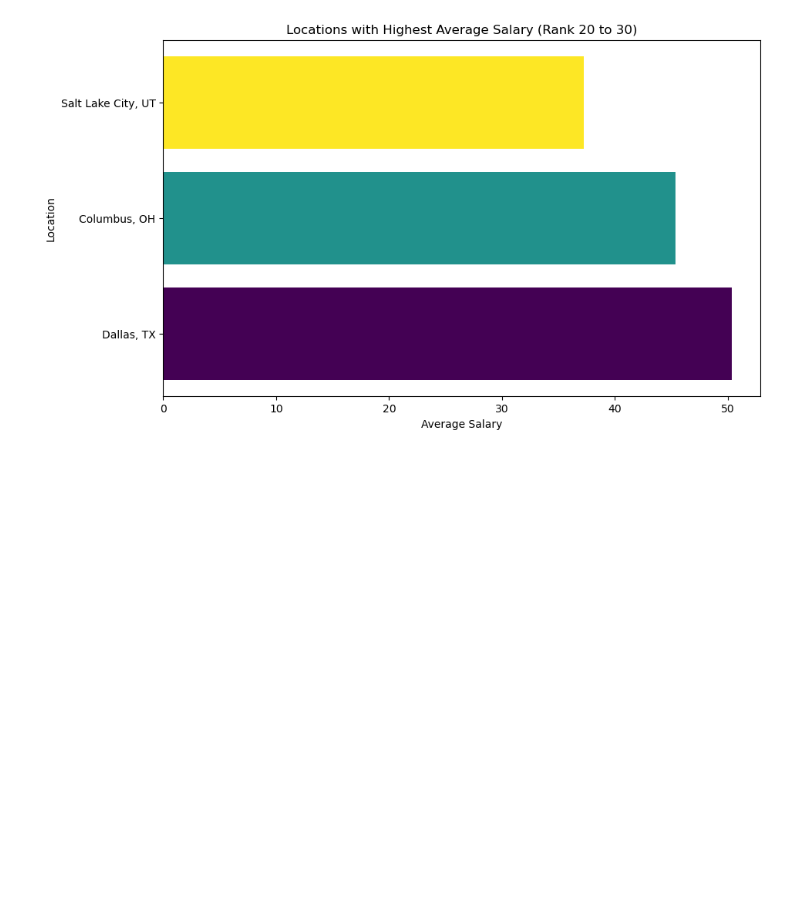
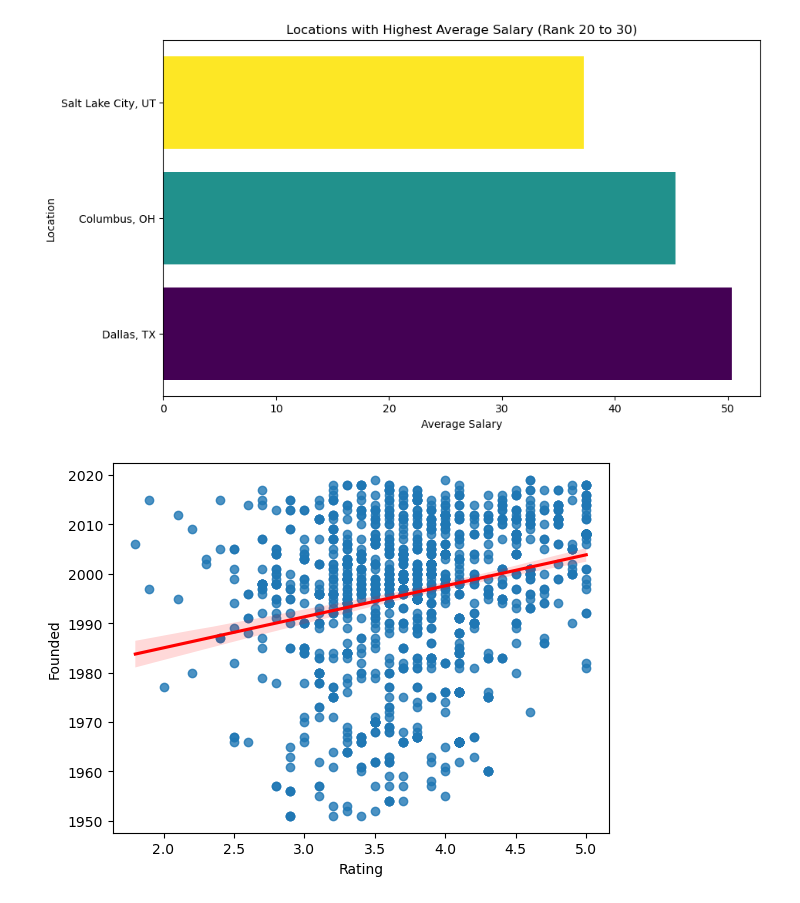
Before and after one commit to Hector325/PROJECT, a Jupyter notebook: EDA_mini_project.ipynb, the cells around one changed output. Drawn from its saved outputs; the diff is of its cells as text; code cells hidden in the pictures; blank space fills up the shorter version.

```diff
--- a/EDA_mini_project.ipynb
+++ b/EDA_mini_project.ipynb
@@ -488,3 +487,15 @@ plot_average_salaries(20, 30)
 [figure]
 [figure]
 [figure]
+# %%
+df['Rating'] = pd.to_numeric(df['Rating'], errors='coerce')
+df['Founded'] = pd.to_numeric(df['Founded'], errors='coerce')
+
+# 過濾掉 'Founded' 為 -1 的數據，並只保留 'Founded' 在 1950 年之後的數據
+df = df[(df['Founded'] != -1) & (df['Rating'] != -1) & (df['Founded'] > 1950)]
+
+# 創建散點圖並添加回歸線
+sns.regplot(x='Rating', y='Founded', data=df, line_kws={"color": "red"})
+plt.show()
+# %% [output]
+[figure, added]
```
Also changed, not shown: parts of 2 cells of this notebook.
